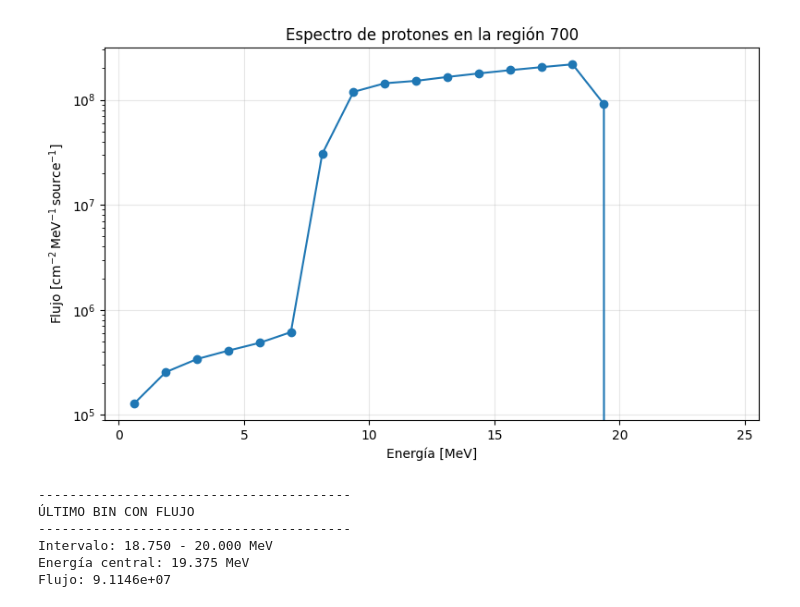
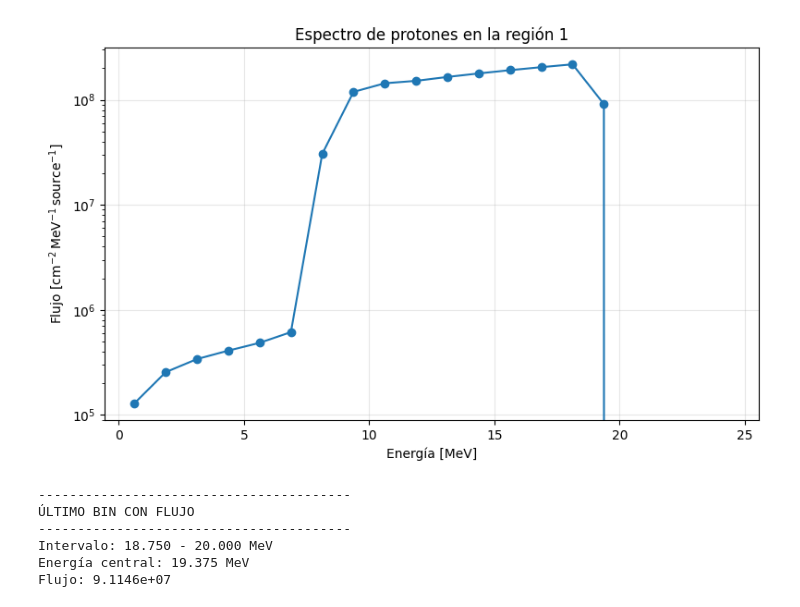
Before and after one commit to arirodriguez001/Laboratory-VII, a Jupyter notebook: ridge_filter/analisis/espectro.ipynb, the cells around one changed output. Drawn from its saved outputs; the diff is of its cells as text; code cells hidden in the pictures.

```diff
--- a/ridge_filter/analisis/espectro.ipynb
+++ b/ridge_filter/analisis/espectro.ipynb
@@ -30,35 +30,35 @@ with open(archivo, "r") as f:
         except ValueError:
             continue
 
 emin = np.array(emin)
 emax = np.array(emax)
 flujo = np.array(flujo)
 error_rel = np.array(error_rel)
 
 energia = (emin + emax) / 2
 error_abs = flujo * error_rel
 
 plt.figure(figsize=(8, 5))
 
 plt.errorbar(
     energia,
     flujo,
     yerr=error_abs,
     fmt="o-",
     capsize=3
 )
 
 plt.xlabel("Energía [MeV]")
 plt.ylabel(r"Flujo [$\mathrm{cm^{-2}\,MeV^{-1}\,source^{-1}}$]")
-plt.title("Espectro de protones en la región 700")
+plt.title("Espectro de protones en la región 1")
 
 plt.yscale("log")
 plt.grid(alpha=0.3)
 
 plt.tight_layout()
 plt.show()
 # %% [output]
-[figure, old version]
+[figure, new version]
 # %%
 import numpy as np
 import matplotlib.pyplot as plt
```
Also changed, not shown: 16 other files.
